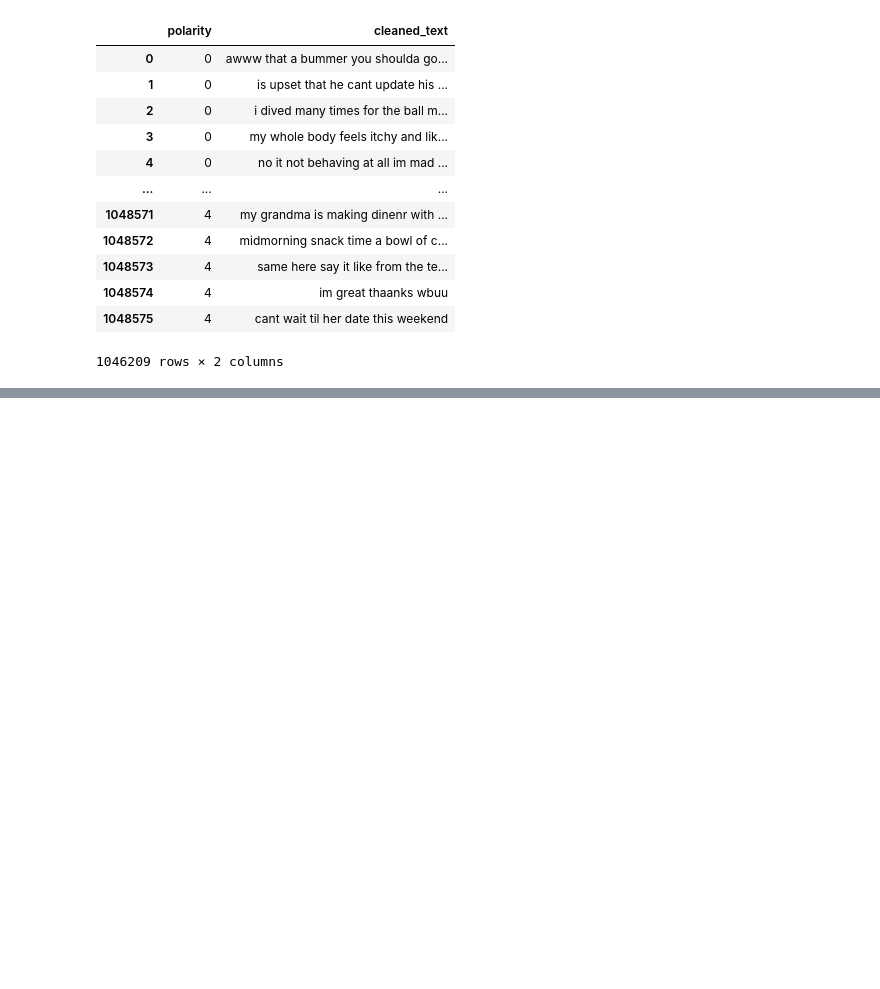
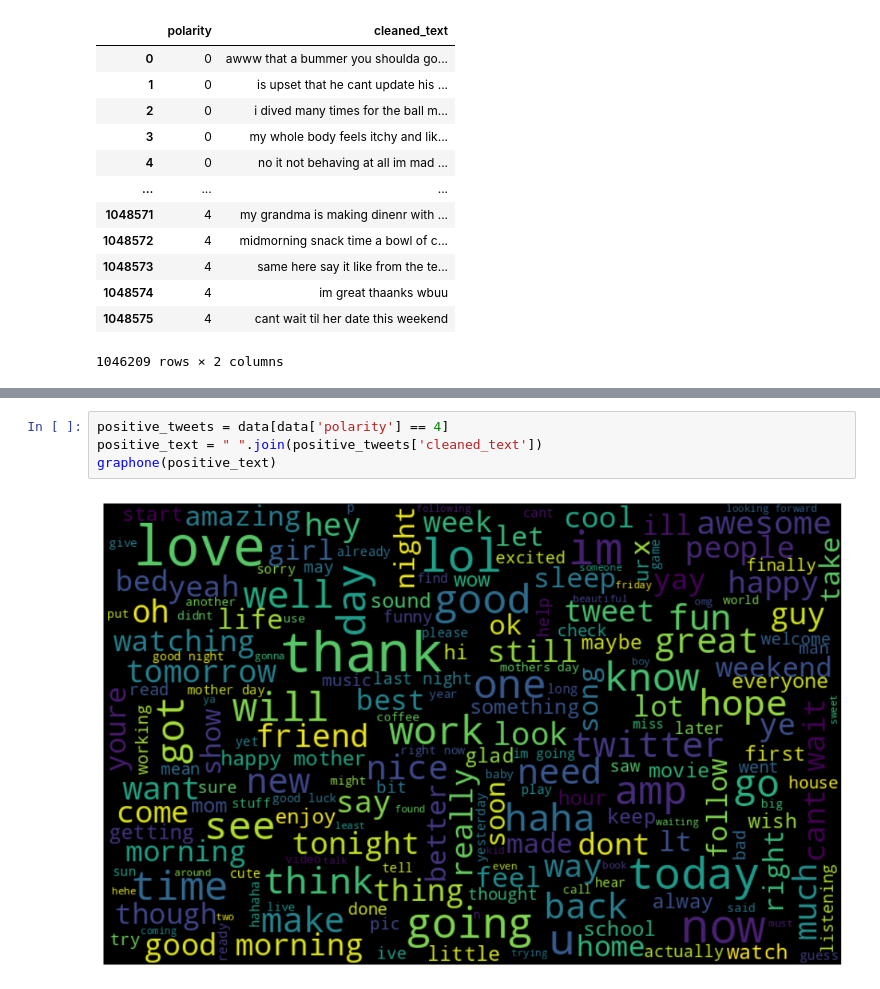
Before and after one commit to Tanucode/Deep-Learning-Practice, a Jupyter notebook: Dataset(sentiment140)cleaning.ipynb, the cells around one changed output, grey strips where cells are left out. Drawn from its saved outputs; the diff is of its cells as text; blank space fills up the shorter version.

```diff
--- a/Dataset(sentiment140)cleaning.ipynb
+++ b/Dataset(sentiment140)cleaning.ipynb
@@ -133,0 +363,6 @@ display(data[['polarity','cleaned_text']])
+# %%
+positive_tweets = data[data['polarity'] == 4]
+positive_text = " ".join(positive_tweets['cleaned_text'])
+graphone(positive_text)
+# %% [output]
+[figure, added]
```
Also changed, not shown: parts of 20 cells of this notebook.
